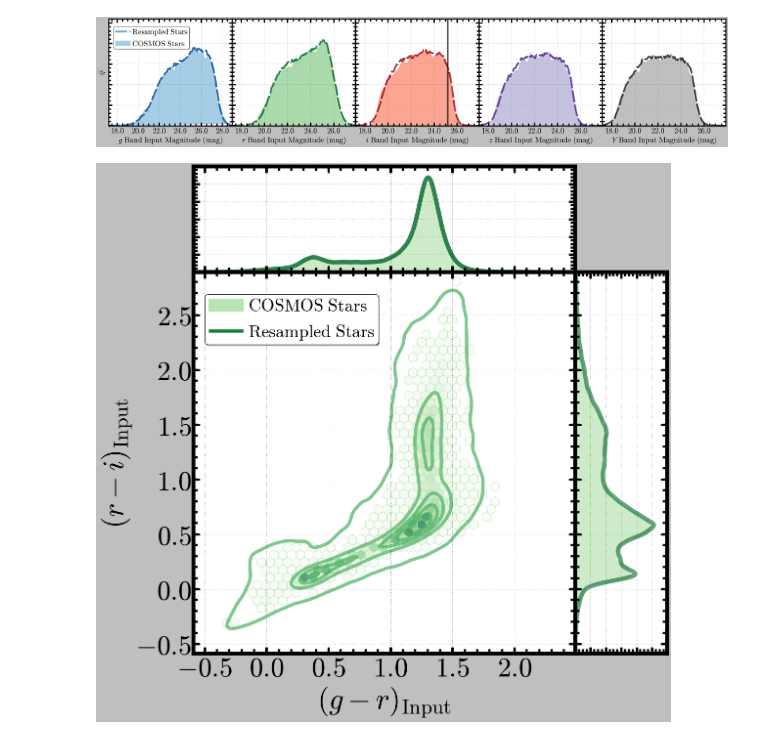
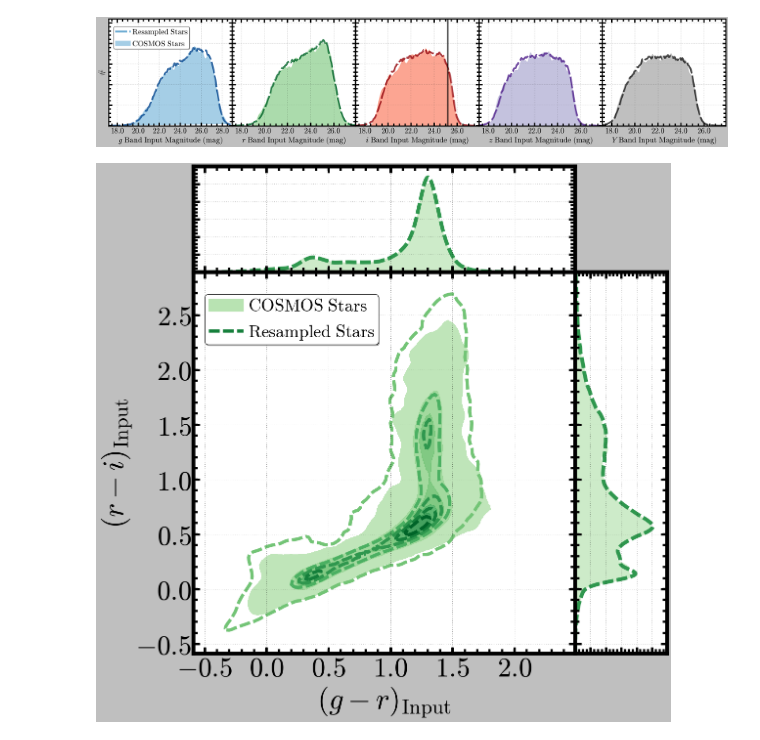
Before and after one commit to dr-guangtou/hsc_synpipe, a Jupyter notebook: note/synpipe_cosmos_star.ipynb, the cells around one changed output. Cells and saved outputs as stored; diff of their text form; code cells hidden in the pictures.

```diff
--- a/note/synpipe_cosmos_star.ipynb
+++ b/note/synpipe_cosmos_star.ipynb
@@ -879,20 +879,28 @@ ax3 = songPlotSetup(ax3, ylabel=50, xlabel=50, border=7.0,
 ## Ax1
 ax1.grid()
 
-# HexBin
-HB = ax1.hexbin(xx, yy, cmap=RCMAP, mincnt=5,
-                alpha=0.7, gridsize=[42, 24], label=r'$\mathrm{COSMOS\ Stars}$',
-                marginals=False, vmin=5, vmax=350,
-                edgecolor=RCMAP(0.3))
+# Contour 1
+H, xbins, ybins = np.histogram2d(xx, yy, bins=(100, 100))
+H = gaussian_filter(H, 1.5)
+levels = np.linspace(1, H.max(), 6)
+Nx, Ny = len(xbins), len(ybins)
+CS1 = ax1.contourf(H.T, extent=[xbins[0], xbins[-1], ybins[0], ybins[-1]],
+                   colors=(RCMAP(0.3), RCMAP(0.4), RCMAP(0.5), RCMAP(0.6),
+                           RCMAP(0.7), RCMAP(0.9)),
+                   levels=levels, alpha=0.9)
 
 ## Contour
 H, xbins, ybins = np.histogram2d(xx1, yy1, bins=(140, 140))
-H = gaussian_filter(H, 2)
+H = gaussian_filter(H, 1.5)
 levels = np.linspace(5, H.max(), 6)
 Nx, Ny = len(xbins), len(ybins)
-CS = ax1.contour(H.T, extent=[xbins[0], xbins[-1], ybins[0], ybins[-1]],
-                 colors=(RCMAP(0.6), RCMAP(0.6)),
-                 linewidths=6, levels=levels, alpha=0.7, label=r'$\mathrm{Resampled\ Stars}$')
+CS2 = ax1.contour(H.T, extent=[xbins[0], xbins[-1], ybins[0], ybins[-1]],
+                  colors=(RCMAP(0.5), RCMAP(0.6), RCMAP(0.7), RCMAP(0.8),
+                          RCMAP(0.9), RCMAP(1.0)), linestyles='dashed',
+                  linewidths=6, levels=levels, alpha=1.0,
+                  label=r'$\mathrm{Resampled\ Stars}$')
+for c in CS2.collections:
+    c.set_dashes([(0, (20, 6.0))])
 
 # --------------------------------------------------------------------------------------- #
 ax1.set_xlabel(xlabel, size=54)
@@ -905,9 +913,11 @@ ax1.set_ylim(ymin, ymax)
 # --------------------------------------------------------------------------------------- #
 ## Legend
 l_handles, l_labels = ax1.get_legend_handles_labels()
-l_handles[0] = mpatches.RegularPolygon((0,0), 6)
-l_handles.append(CS.collections[-1])
-l_labels[0] = '$\mathrm{COSMOS\ Stars}$'
+proxy = [plt.Rectangle((0,0), 1, 1, fc = pc.get_facecolor()[0])
+         for pc in CS1.collections]
+l_handles.append(proxy[0])
+l_handles.append(CS2.collections[-1])
+l_labels.append('$\mathrm{COSMOS\ Stars}$')
 l_labels.append('$\mathrm{Resampled\ Stars}$')
 ax1.legend(l_handles, l_labels, loc=(0.03, 0.81), shadow=True, fancybox=True,
            numpoints=1, fontsize=32, scatterpoints=1,
@@ -930,40 +940,40 @@ ax2.fill(xPlot[:, None], np.exp(log_dens), facecolor=RCMAP(0.3), edgecolor=RCMAP
 
 kde = KernelDensity(kernel='gaussian', bandwidth=0.02).fit(xx1[:, None])
 log_dens = kde.score_samples(xPlot[:, None])
-ax2.plot(xPlot, np.exp(log_dens), color=RCMAP(0.9), alpha=0.8, linewidth=8.0,
-         linestyle='-')
+ax2.plot(xPlot, np.exp(log_dens), color=RCMAP(0.7), alpha=1.0, linewidth=7.0,
+         linestyle='--', dashes=(20, 6))
 
 ax2.set_xlim(ax1.get_xlim())
 ax2.yaxis.set_major_formatter(NullFormatter())
 ax2.xaxis.set_major_formatter(NullFormatter())
 # --------------------------------------------------------------------------------------- #
 
 # --------------------------------------------------------------------------------------- #
 ## Ax3
 
 ax3.grid()
 # Gaussian KDE
 kde = KernelDensity(kernel='gaussian', bandwidth=0.02).fit(yy[:, None])
 yPlot = np.linspace(ymin, ymax, 500)
 log_dens = kde.score_samples(yPlot[:, None])
 ax3.fill_betweenx(yPlot, 0.0, np.exp(log_dens), facecolor=RCMAP(0.3), edgecolor=RCMAP(0.1),
                   alpha=0.7, linewidth=1.0)
 
 kde = KernelDensity(kernel='gaussian', bandwidth=0.02).fit(yy1[:, None])
 log_dens = kde.score_samples(yPlot[:, None])
-ax3.fill_betweenx(yPlot, 0.0, np.exp(log_dens), facecolor='None', edgecolor=RCMAP(0.9),
-                  alpha=0.6, linewidth=8.0, linestyle='-')
+ax3.plot(np.exp(log_dens), yPlot, color=RCMAP(0.7),
+         alpha=1.0, linewidth=7.0, linestyle='--', dashes=(20, 6))
 
 ax3.set_ylim(ax1.get_ylim())
 ax3.yaxis.set_major_formatter(NullFormatter())
 ax3.xaxis.set_major_formatter(NullFormatter())
 # --------------------------------------------------------------------------------------- #
 
 plt.show()
-fig.savefig(os.path.join(figDir, 'cosmos_star_gr_ri_2.pdf'),
+fig.savefig(os.path.join(figDir, 'cosmos_star_gr_ri_2_new.pdf'),
             format='pdf', dpi=90)
 # %% [output]
-[figure, old version]
+[figure, new version]
 # %%
 # --------------------------------------------------------------------------------------- #
 ## Prepare the data
```
Also changed, not shown: parts of 1 cell of this notebook.
